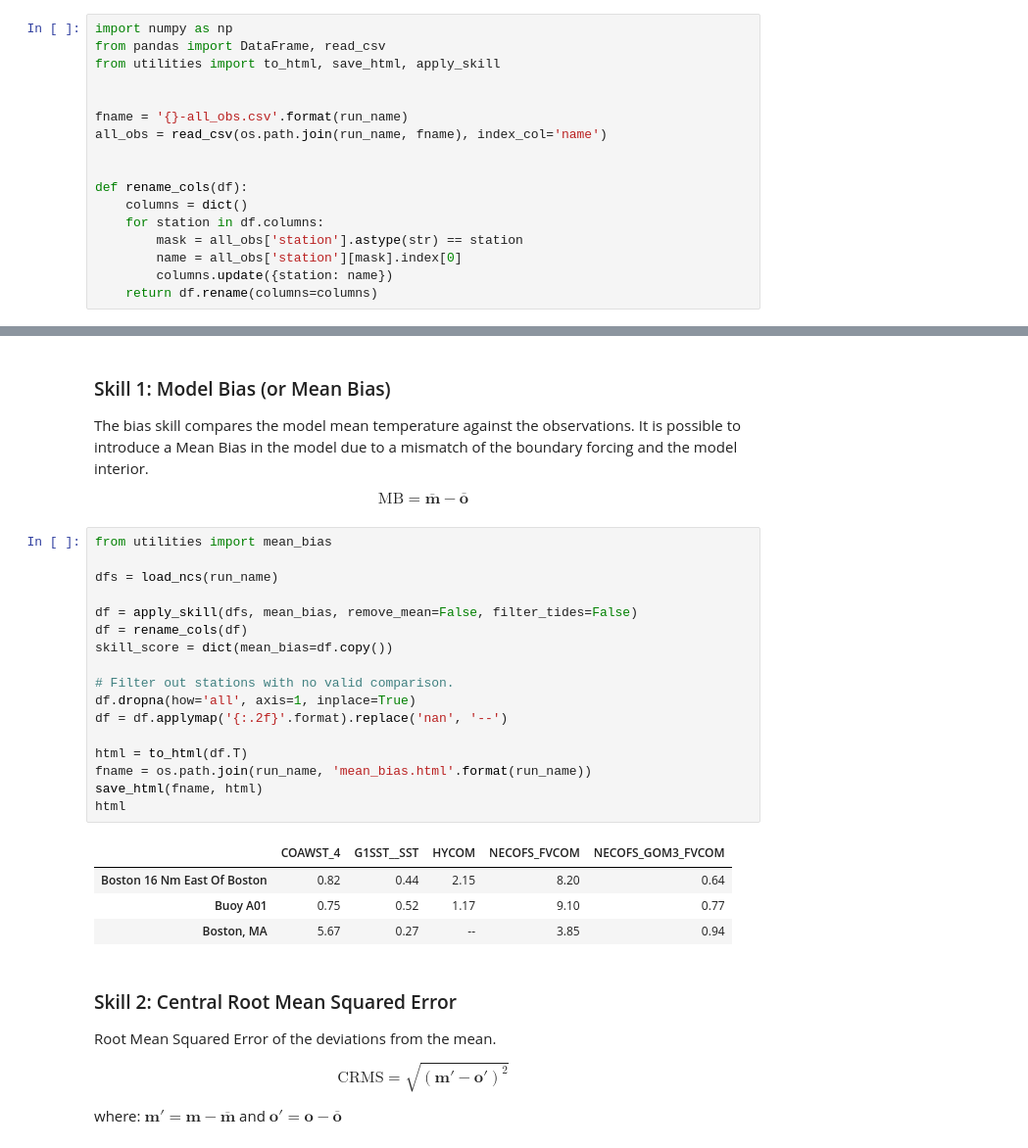
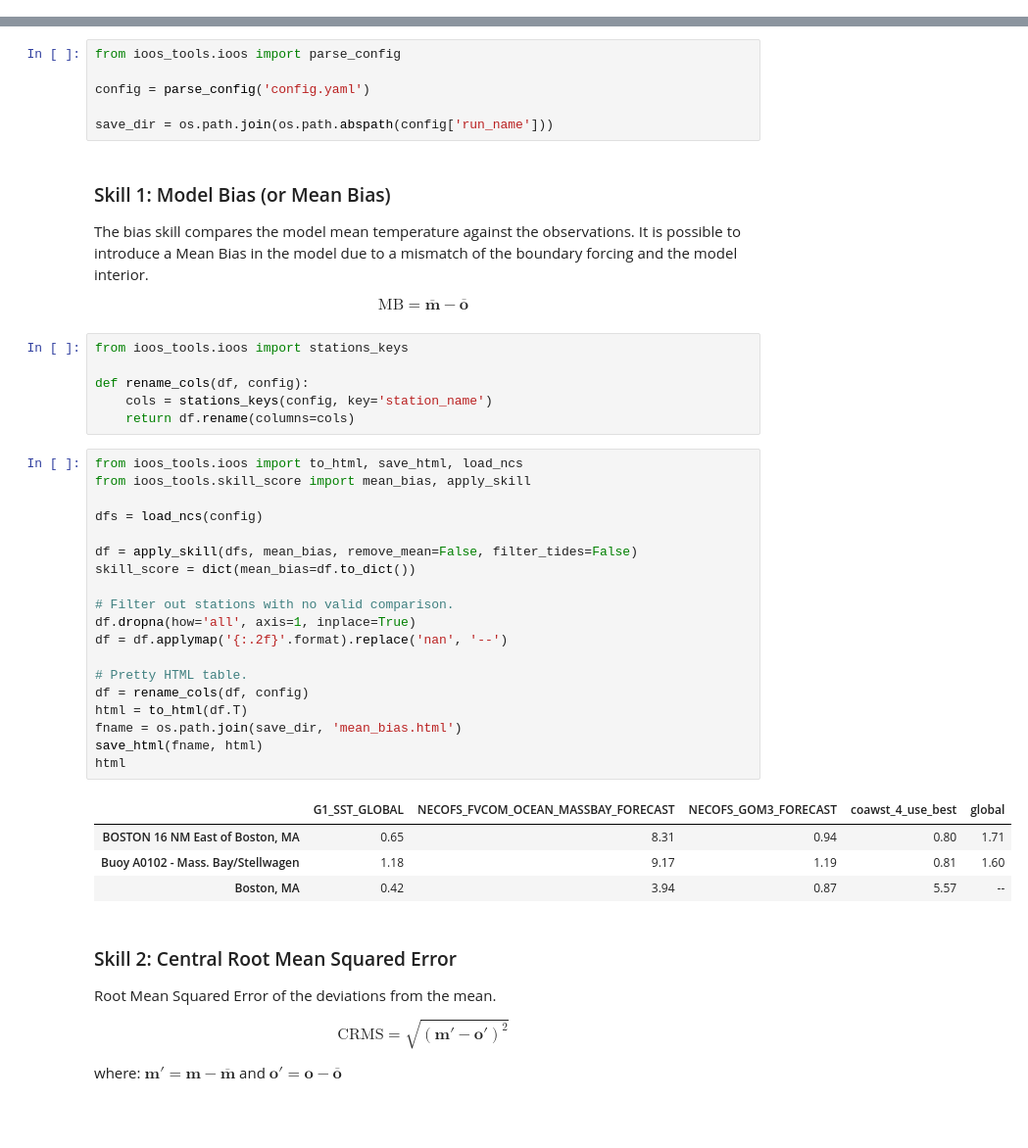
Before and after one commit to ocefpaf/boston_light_swim_split_notebooks, a Jupyter notebook: 01-skill_score.ipynb, the cells around one changed output, grey strips where cells are left out. Shown at 98% size. Saved outputs shown, nothing was run; the diff lists cells and outputs as text; blank space fills up the shorter version.

```diff
--- a/01-skill_score.ipynb
+++ b/01-skill_score.ipynb
@@ -22,17 +9,0 @@ with open(fname, 'rU') as f:
-# %%
-import numpy as np
-from pandas import DataFrame, read_csv
-from utilities import to_html, save_html, apply_skill
-
-
-fname = '{}-all_obs.csv'.format(run_name)
-all_obs = read_csv(os.path.join(run_name, fname), index_col='name')
-
-
-def rename_cols(df):
-    columns = dict()
-    for station in df.columns:
-        mask = all_obs['station'].astype(str) == station
-        name = all_obs['station'][mask].index[0]
-        columns.update({station: name})
-    return df.rename(columns=columns)
@@ -73,3 +21,9 @@ dfs.minor_xs('NECOFS_GOM3_FVCOM').plot()
+# %%
+from ioos_tools.ioos import parse_config
+
+config = parse_config('config.yaml')
+
+save_dir = os.path.join(os.path.abspath(config['run_name']))
 # %% [markdown]
 ### Skill 1: Model Bias (or Mean Bias)
 
@@ -78,28 +32,36 @@ It is possible to introduce a Mean Bias in the model due to a mismatch of the
 boundary forcing and the model interior.
 
 $$ \text{MB} = \mathbf{\overline{m}} - \mathbf{\overline{o}}$$
+# %%
+from ioos_tools.ioos import stations_keys
+
+def rename_cols(df, config):
+    cols = stations_keys(config, key='station_name')
+    return df.rename(columns=cols)
 # %%
-from utilities import mean_bias
+from ioos_tools.ioos import to_html, save_html, load_ncs
+from ioos_tools.skill_score import mean_bias, apply_skill
 
-dfs = load_ncs(run_name)
+dfs = load_ncs(config)
 
 df = apply_skill(dfs, mean_bias, remove_mean=False, filter_tides=False)
-df = rename_cols(df)
-skill_score = dict(mean_bias=df.copy())
+skill_score = dict(mean_bias=df.to_dict())
 
 # Filter out stations with no valid comparison.
 df.dropna(how='all', axis=1, inplace=True)
 df = df.applymap('{:.2f}'.format).replace('nan', '--')
 
+# Pretty HTML table.
+df = rename_cols(df, config)
 html = to_html(df.T)
-fname = os.path.join(run_name, 'mean_bias.html'.format(run_name))
+fname = os.path.join(save_dir, 'mean_bias.html')
 save_html(fname, html)
 html
 # %% [output]
-|  | COAWST_4 | G1SST__SST | HYCOM | NECOFS_FVCOM | NECOFS_GOM3_FVCOM |
-| Boston 16 Nm East Of Boston | 0.82 | 0.44 | 2.15 | 8.20 | 0.64 |
-| Buoy A01 | 0.75 | 0.52 | 1.17 | 9.10 | 0.77 |
-| Boston, MA | 5.67 | 0.27 | -- | 3.85 | 0.94 |
+|  | G1_SST_GLOBAL | NECOFS_FVCOM_OCEAN_MASSBAY_FORECAST | NECOFS_GOM3_FORECAST | coawst_4_use_best | global |
+| BOSTON 16 NM East of Boston, MA | 0.65 | 8.31 | 0.94 | 0.80 | 1.71 |
+| Buoy A0102 - Mass. Bay/Stellwagen | 1.18 | 9.17 | 1.19 | 0.81 | 1.60 |
+| Boston, MA | 0.42 | 3.94 | 0.87 | 5.57 | -- |
 # %% [markdown]
 ### Skill 2: Central Root Mean Squared Error
 
```
Also changed, not shown: parts of 10 cells of this notebook, 11 other files.
